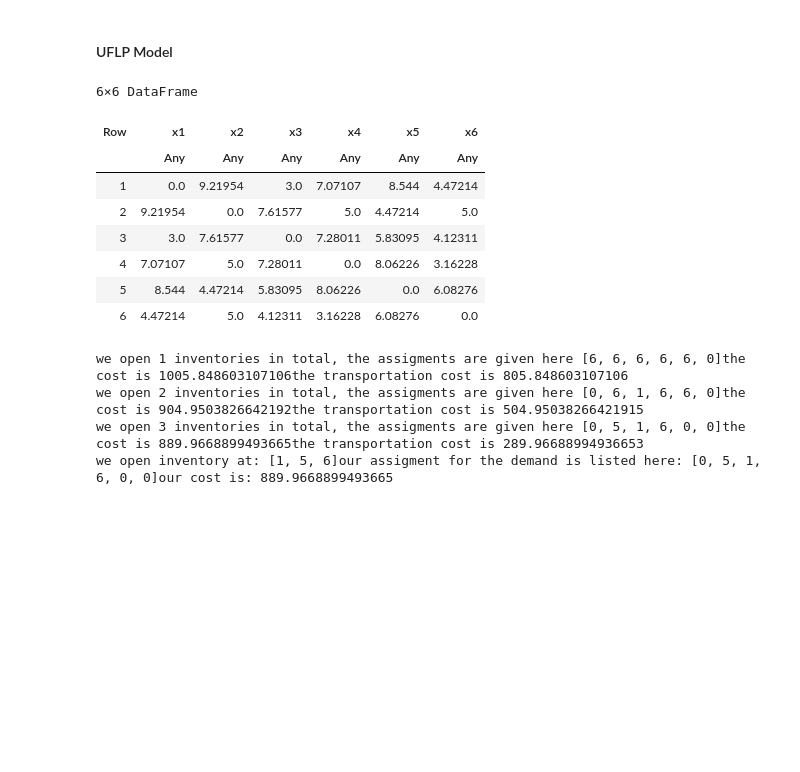
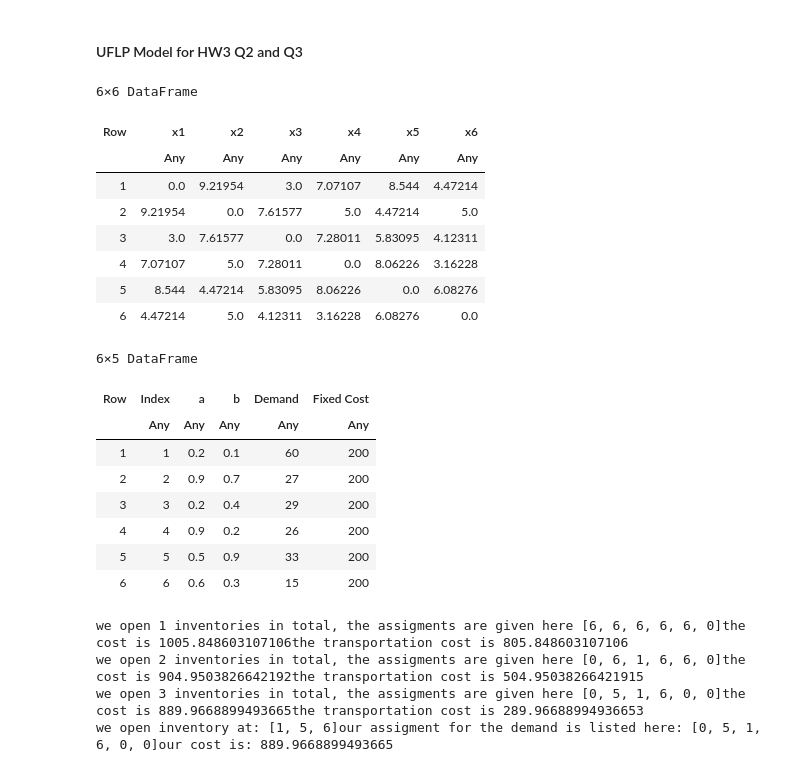
Before and after one commit to TagoreZhao/MATH124, a Jupyter notebook: INDENG153.ipynb, the cells around one changed output. Saved outputs shown, nothing was run; the diff lists cells and outputs as text; code cells hidden in the pictures; blank space fills up the shorter version.

```diff
--- a/INDENG153.ipynb
+++ b/INDENG153.ipynb
@@ -1,27 +1,37 @@
 # %% [markdown]
-#### UFLP Model
+#### UFLP Model for HW3 Q2 and Q3
 # %%
 using DataFrames
 using XLSX
 import XLSX
 xf = XLSX.readxlsx("6node.xlsx")
 XLSX.sheetnames(xf)
 d = xf["Sheet1"]
 location = d["A2:E8"]
 location = DataFrame(location[2:end,:],location[1,:])
 distances = d["A15:G21"]
 distances = DataFrame(distances[2:end,2:end], :auto);
-distances
+display(distances)
+display(location)
 # %% [output]
 6×6 DataFrame
 | Row | x1 | x2 | x3 | x4 | x5 | x6 |
 |  | Any | Any | Any | Any | Any | Any |
 | 1 | 0.0 | 9.21954 | 3.0 | 7.07107 | 8.544 | 4.47214 |
 | 2 | 9.21954 | 0.0 | 7.61577 | 5.0 | 4.47214 | 5.0 |
 | 3 | 3.0 | 7.61577 | 0.0 | 7.28011 | 5.83095 | 4.12311 |
 | 4 | 7.07107 | 5.0 | 7.28011 | 0.0 | 8.06226 | 3.16228 |
 | 5 | 8.544 | 4.47214 | 5.83095 | 8.06226 | 0.0 | 6.08276 |
 | 6 | 4.47214 | 5.0 | 4.12311 | 3.16228 | 6.08276 | 0.0 |
+6×5 DataFrame
+| Row | Index | a | b | Demand | Fixed Cost |
+|  | Any | Any | Any | Any | Any |
+| 1 | 1 | 0.2 | 0.1 | 60 | 200 |
+| 2 | 2 | 0.9 | 0.7 | 27 | 200 |
+| 3 | 3 | 0.2 | 0.4 | 29 | 200 |
+| 4 | 4 | 0.9 | 0.2 | 26 | 200 |
+| 5 | 5 | 0.5 | 0.9 | 33 | 200 |
+| 6 | 6 | 0.6 | 0.3 | 15 | 200 |
 # %%
 
 function calc_trans_cost(location,distances,status,assignment) #Given the opening of the inventory and the assignment, calculate the cost.
```
Also changed, not shown: parts of 1 cell of this notebook.
